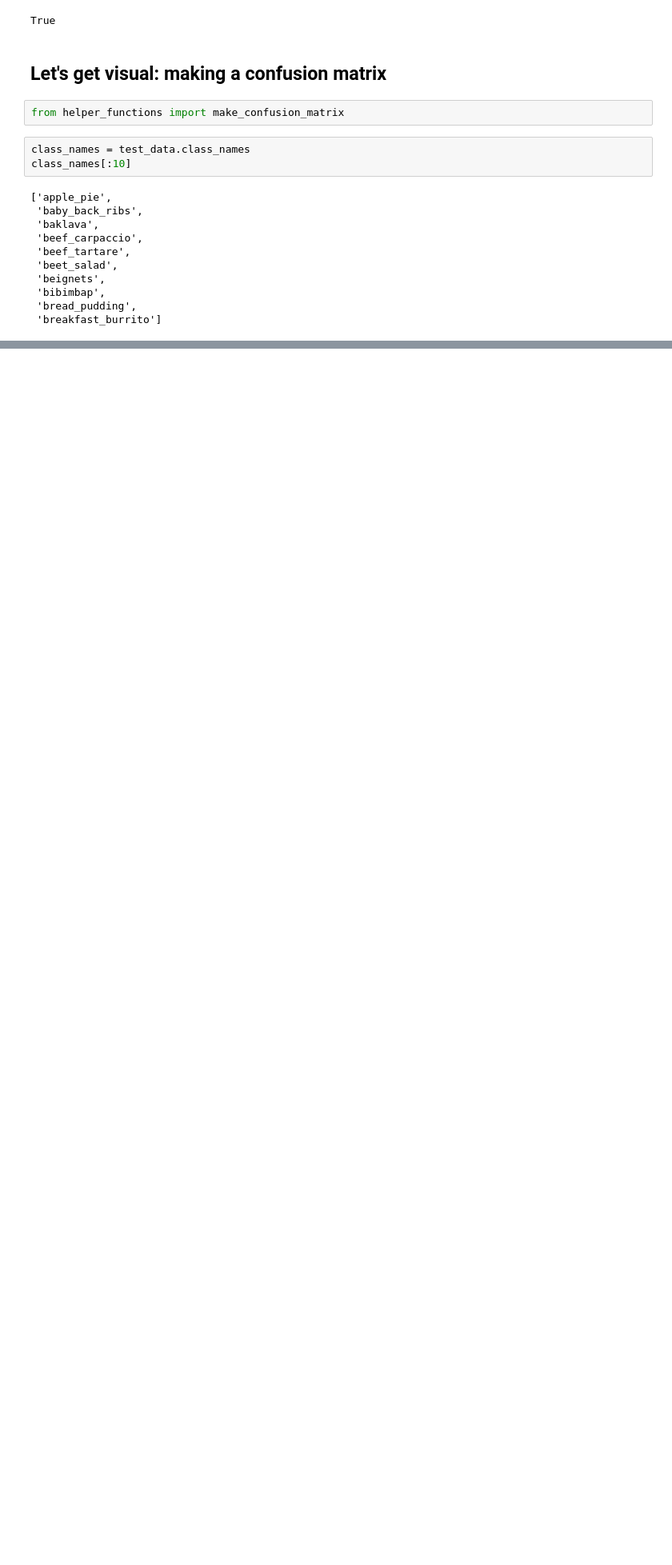
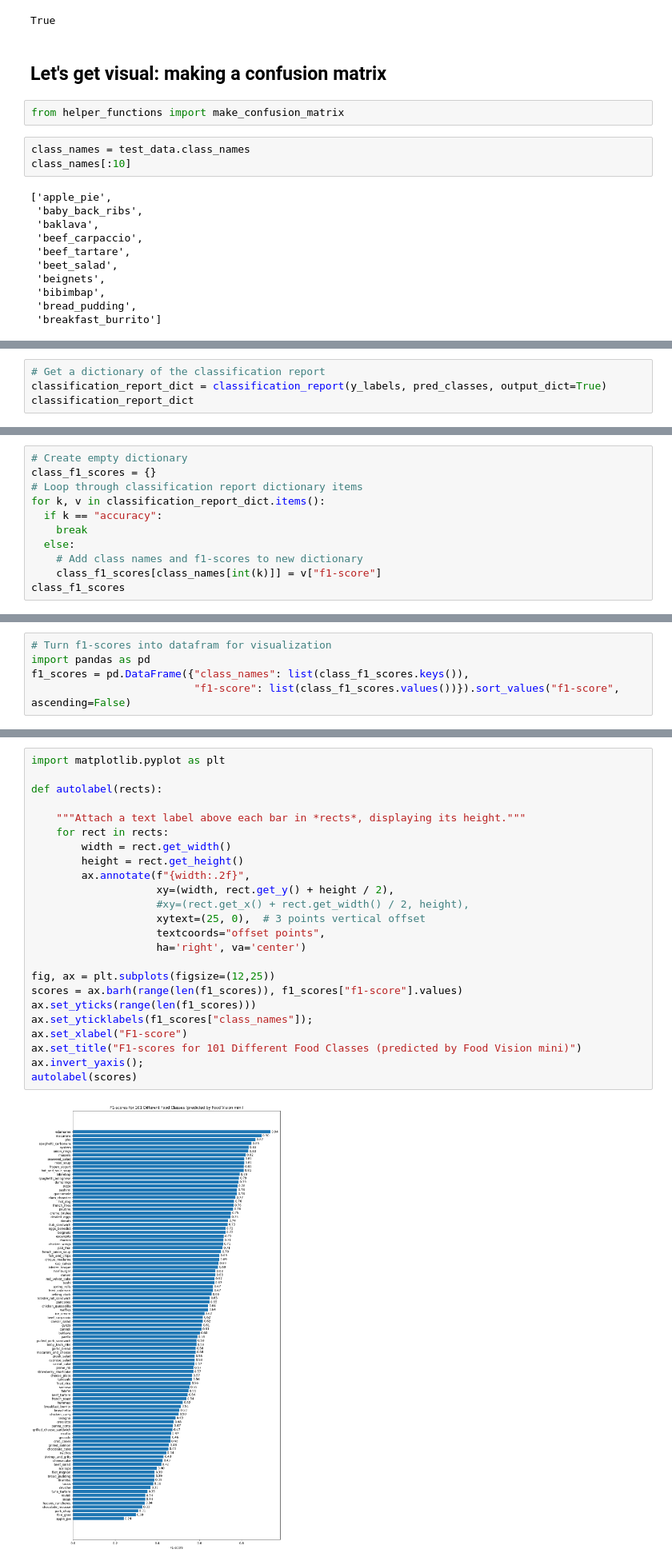
Before and after one commit to cgrundman/ZTM-TensorFlow-Developer, a Jupyter notebook: 06_transfer_learning_part_3_scaling_up.ipynb, the cells around one changed output, grey strips where cells are left out. Shown at 80% size. Drawn from its saved outputs; the diff is of its cells as text; blank space fills up the shorter version.

```diff
--- a/06_transfer_learning_part_3_scaling_up.ipynb
+++ b/06_transfer_learning_part_3_scaling_up.ipynb
@@ -511,0 +540,4 @@ make_confusion_matrix(y_true=y_labels,
+# %%
+# Get a dictionary of the classification report
+classification_report_dict = classification_report(y_labels, pred_classes, output_dict=True)
+classification_report_dict
@@ -511,0 +568,11 @@ make_confusion_matrix(y_true=y_labels,
+# %%
+# Create empty dictionary
+class_f1_scores = {}
+# Loop through classification report dictionary items
+for k, v in classification_report_dict.items():
+  if k == "accuracy":
+    break
+  else:
+    # Add class names and f1-scores to new dictionary
+    class_f1_scores[class_names[int(k)]] = v["f1-score"]
+class_f1_scores
@@ -511,0 +597,5 @@ make_confusion_matrix(y_true=y_labels,
+# %%
+# Turn f1-scores into datafram for visualization
+import pandas as pd
+f1_scores = pd.DataFrame({"class_names": list(class_f1_scores.keys()),
+                          "f1-score": list(class_f1_scores.values())}).sort_values("f1-score", ascending=False)
@@ -511,0 +618,26 @@ make_confusion_matrix(y_true=y_labels,
+# %%
+import matplotlib.pyplot as plt
+
+def autolabel(rects):
+
+    """Attach a text label above each bar in *rects*, displaying its height."""
+    for rect in rects:
+        width = rect.get_width()
+        height = rect.get_height()
+        ax.annotate(f"{width:.2f}",
+                    xy=(width, rect.get_y() + height / 2),
+                    #xy=(rect.get_x() + rect.get_width() / 2, height),
+                    xytext=(25, 0),  # 3 points vertical offset
+                    textcoords="offset points",
+                    ha='right', va='center')
+
+fig, ax = plt.subplots(figsize=(12,25))
+scores = ax.barh(range(len(f1_scores)), f1_scores["f1-score"].values)
+ax.set_yticks(range(len(f1_scores)))
+ax.set_yticklabels(f1_scores["class_names"]);
+ax.set_xlabel("F1-score")
+ax.set_title("F1-scores for 101 Different Food Classes (predicted by Food Vision mini)")
+ax.invert_yaxis();
+autolabel(scores)
+# %% [output]
+[figure, added]
```
Also changed, not shown: parts of 13 cells of this notebook.
